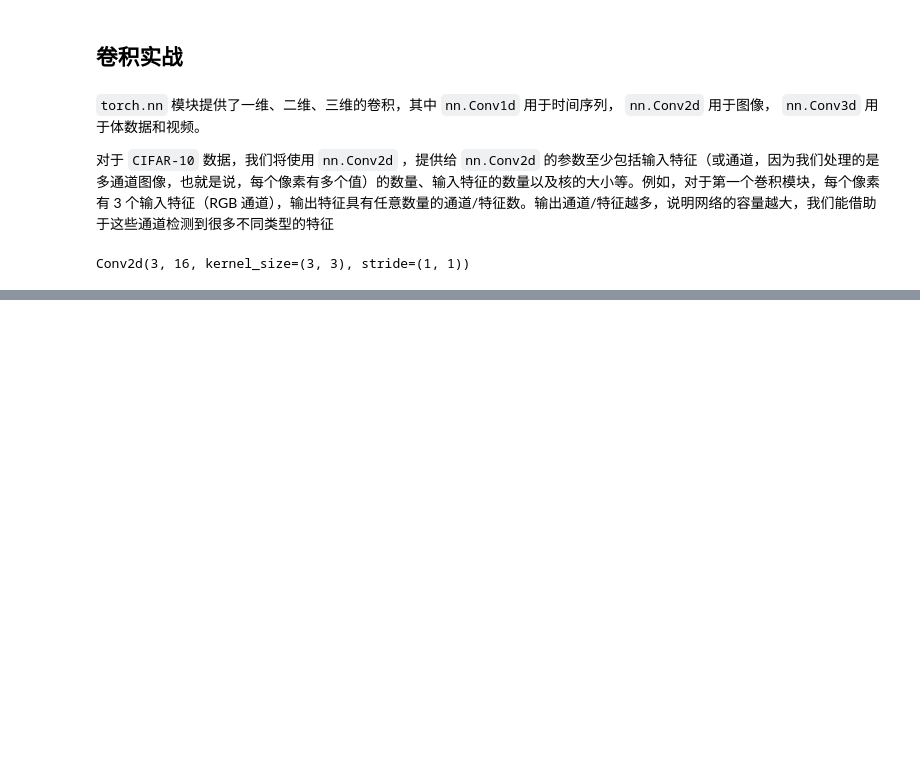
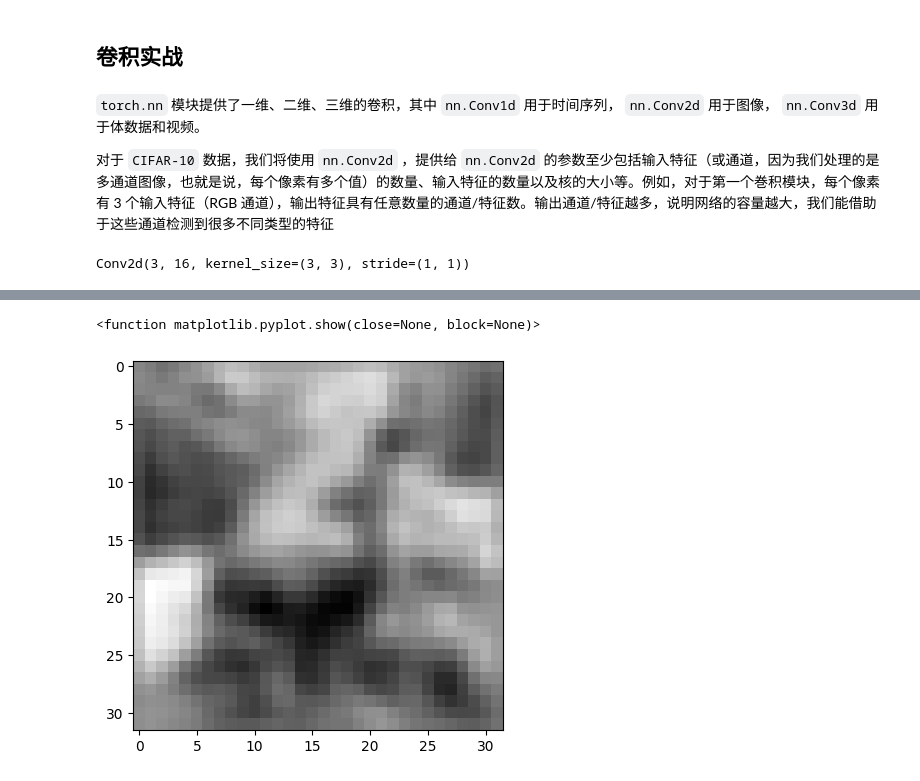
Before and after one commit to xiaowang7777/ai_study, a Jupyter notebook: step_8.ipynb, the cells around one changed output, grey strips where cells are left out. Cells and saved outputs as stored; diff of their text form; code cells hidden in the pictures; blank space fills up the shorter version.

```diff
--- a/step_8.ipynb
+++ b/step_8.ipynb
@@ -65,0 +152,7 @@ Conv2d(3, 16, kernel_size=(3, 3), stride=(1, 1))
+# %%
+output = conv(img.unsqueeze(0))
+plt.imshow(output[0, 0].detach(), cmap='gray')
+plt.show
+# %% [output]
+<function matplotlib.pyplot.show(close=None, block=None)>
+[figure, added]
```
Also changed, not shown: parts of 18 cells of this notebook, 1 other file.
